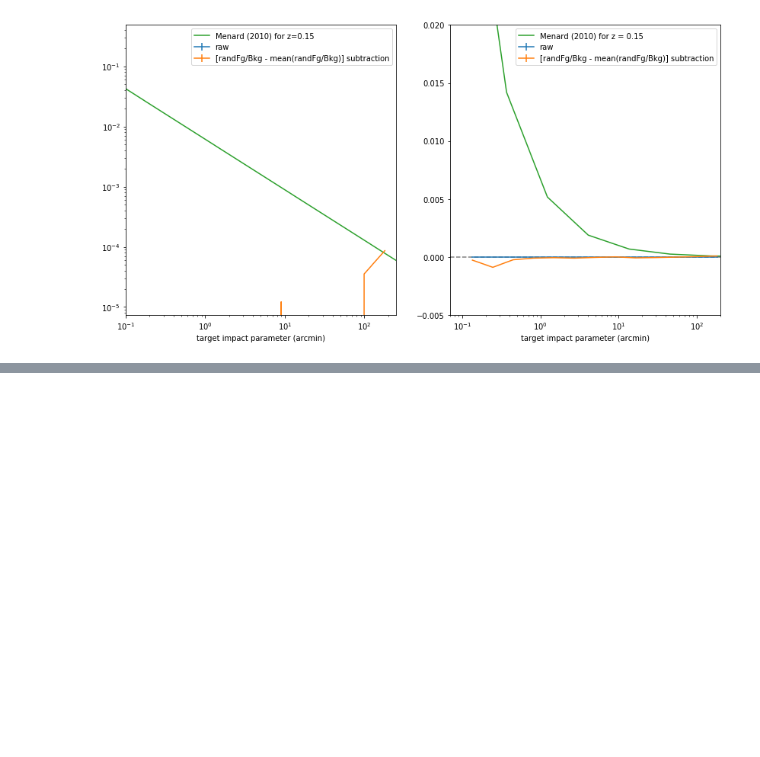
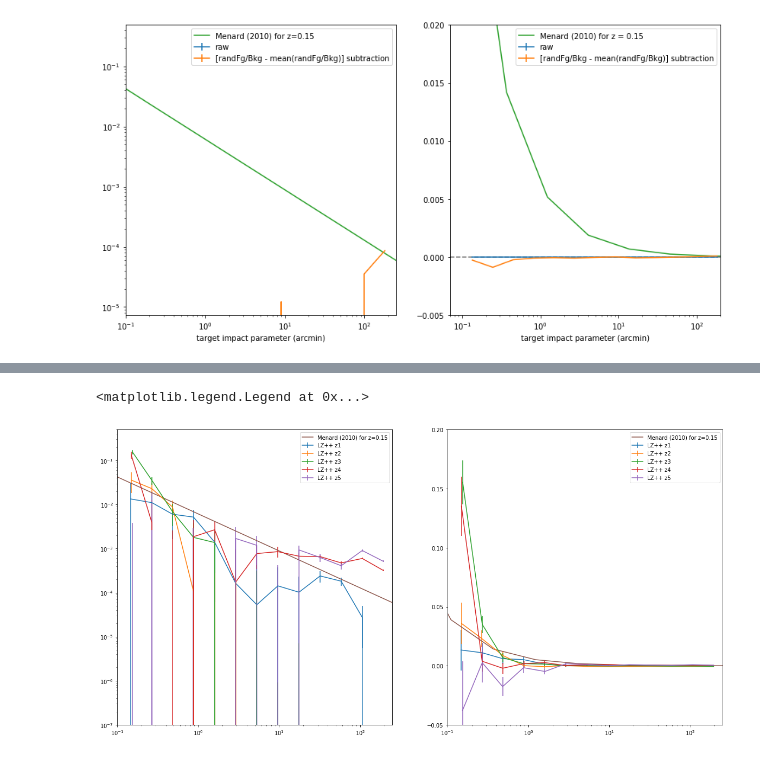
Before and after one commit to mcclearyj/dusthalos, a Jupyter notebook: make-correlation-plots.ipynb, the cells around one changed output, grey strips where cells are left out. Saved outputs shown, nothing was run; the diff lists cells and outputs as text; code cells hidden in the pictures; blank space fills up the shorter version.

```diff
--- a/make-correlation-plots.ipynb
+++ b/make-correlation-plots.ipynb
@@ -253,0 +438,34 @@ fig.savefig('/Users/jemcclea/Research/DES_DUST/round2/dusthalos/outputs/correlat
+# %%
+fig = plt.figure(figsize=(20,10))
+r = np.logspace(-2,2.7,10)
+av2 = 2.4e-3 * (r/3.06)**(-0.84)
+
+### in log space
+ax=fig.add_subplot(121)
+ax.errorbar(dd1['meanR'],dd1['kappa']-fr1['kappa'],yerr=dd1['sigma'],label='LZ++ z1')
+ax.errorbar(dd2['meanR'],dd2['kappa']-fr2['kappa'],yerr=dd2['sigma'],label='LZ++ z2')
+ax.errorbar(dd3['meanR'],dd3['kappa']-fr3['kappa'],yerr=dd3['sigma'],label='LZ++ z3')
+ax.errorbar(dd4['meanR'],dd4['kappa']-fr4['kappa'],yerr=dd4['sigma'],label='LZ++ z4')
+ax.errorbar(dd5['meanR'],dd5['kappa']-fr5['kappa'],yerr=dd5['sigma'],label='LZ++ z5')
+ax.plot(r,av2,label='Menard (2010) for z=0.15')
+ax.set_xscale('log')
+ax.set_yscale('log')
+ax.set_ylim(1e-7,5e-1)
+ax.set_xlim(0.1,250)
+ax.legend()
+
+### in linear space
+ax2=fig.add_subplot(122)
+ax2.errorbar(dd1['meanR'],dd1['kappa']-fr1['kappa'],yerr=dd1['sigma'],label='LZ++ z1')
+ax2.errorbar(dd2['meanR'],dd2['kappa']-fr2['kappa'],yerr=dd2['sigma'],label='LZ++ z2')
+ax2.errorbar(dd3['meanR'],dd3['kappa']-fr3['kappa'],yerr=dd3['sigma'],label='LZ++ z3')
+ax2.errorbar(dd4['meanR'],dd4['kappa']-fr4['kappa'],yerr=dd4['sigma'],label='LZ++ z4')
+ax2.errorbar(dd5['meanR'],dd5['kappa']-fr5['kappa'],yerr=dd5['sigma'],label='LZ++ z5')
+ax2.plot(r,av2,label='Menard (2010) for z=0.15')
+ax2.set_xscale('log')
+ax2.set_ylim(-0.05,0.2)
+ax2.set_xlim(0.1,250)
+ax2.legend()
+# %% [output]
+<matplotlib.legend.Legend at 0x...>
+[figure, added]
```
Also changed, not shown: parts of 16 cells of this notebook.
